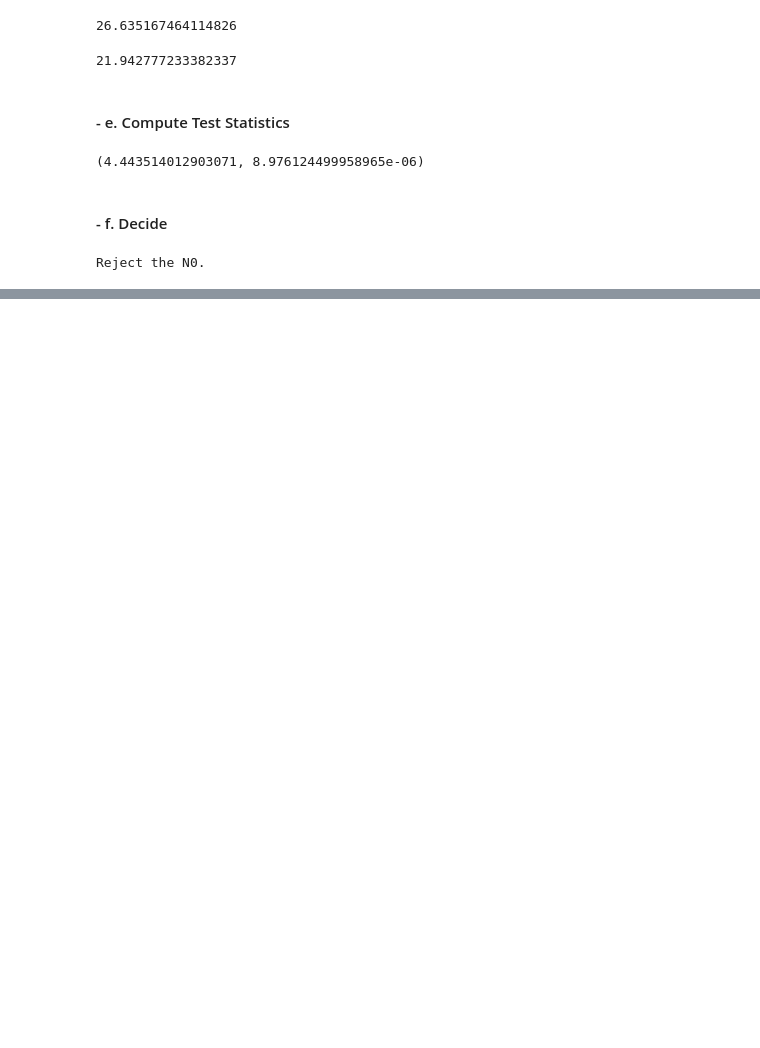
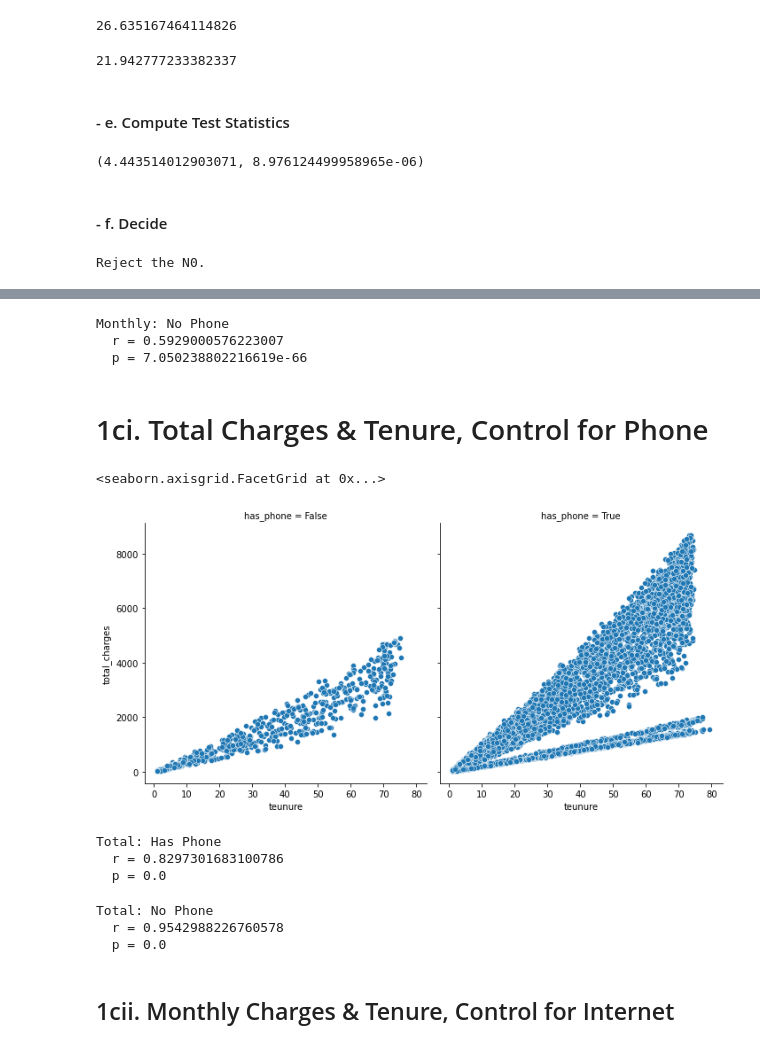
Before and after one commit to rachelrobbinsmayhill/statistics_exercises, a Jupyter notebook: hypothesis_testing.ipynb, the cells around one changed output, grey strips where cells are left out. Drawn from its saved outputs; the diff is of its cells as text; code cells hidden in the pictures; blank space fills up the shorter version.

```diff
--- a/hypothesis_testing.ipynb
+++ b/hypothesis_testing.ipynb
@@ -800,0 +668,13 @@ r, p
+# %%
+# Monthly Charges & Tenure
+#H0 - For customers who have no phone service there is no linear relationship between tenure and monthly charges.
+#H1 - For customers who have no phone service there is a linear relationship between tenure and monthly charges.
+
+r, p = stats.pearsonr(no_phone.teunure, no_phone.monthly_charges)
+print('Monthly: No Phone')
+print('  r =', r)
+print('  p =', p)
+# %% [output]
+Monthly: No Phone
+  r = 0.5929000576223007
+  p = 7.050238802216619e-66
@@ -800,0 +683,2 @@ r, p
+# %% [markdown]
+# 1ci.  Total Charges & Tenure, Control for Phone
@@ -800,0 +689,6 @@ r, p
+# %%
+# Total Charges & Tenure
+sns.relplot(data=df,y=tot_y, x=mo_x, col='has_phone')
+# %% [output]
+<seaborn.axisgrid.FacetGrid at 0x...>
+[figure, added]
@@ -800,0 +699,13 @@ r, p
+# %%
+# Total Charges & Tenure
+#H0 - For customers who have phone service there is no linear relationship between tenure and total charges.
+#H1 - For customers who have phone service there is a linear relationship between tenure and total charges.
+
+r, p = stats.pearsonr(has_phone.teunure, has_phone.total_charges)
+print('Total: Has Phone')
+print('  r =', r)
+print('  p =', p)
+# %% [output]
+Total: Has Phone
+  r = 0.8297301683100786
+  p = 0.0
@@ -800,0 +714,14 @@ r, p
+# %%
+# Total Charges & Tenure
+#H0 - For customers who have phone service there is no linear relationship between tenure and total charges.
+#H1 - For customers who have phone service there is a linear relationship between tenure and total charges.
+
+
+r, p = stats.pearsonr(no_phone.teunure, no_phone.total_charges)
+print('Total: No Phone')
+print('  r =', r)
+print('  p =', p)
+# %% [output]
+Total: No Phone
+  r = 0.9542988226760578
+  p = 0.0
@@ -800,0 +730,2 @@ r, p
+# %% [markdown]
+## 1cii. Monthly Charges & Tenure, Control for Internet
```
Also changed, not shown: parts of 128 cells of this notebook.
